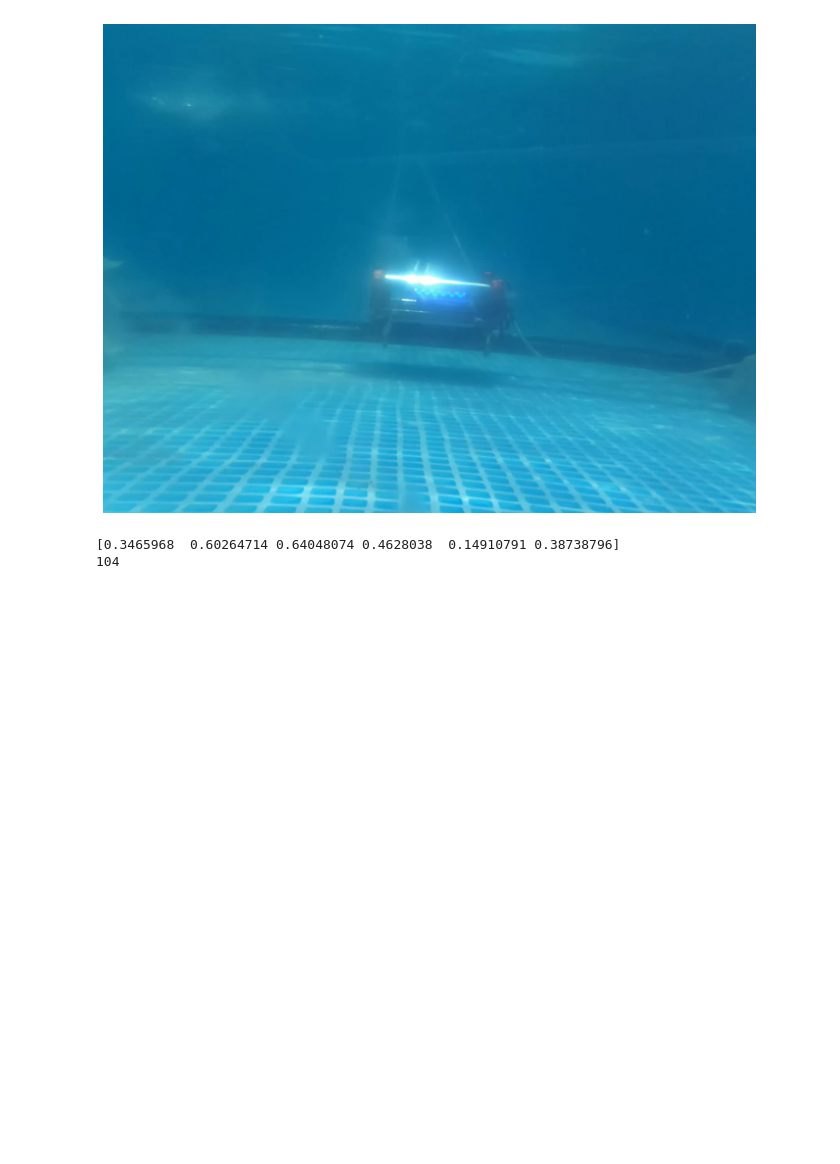
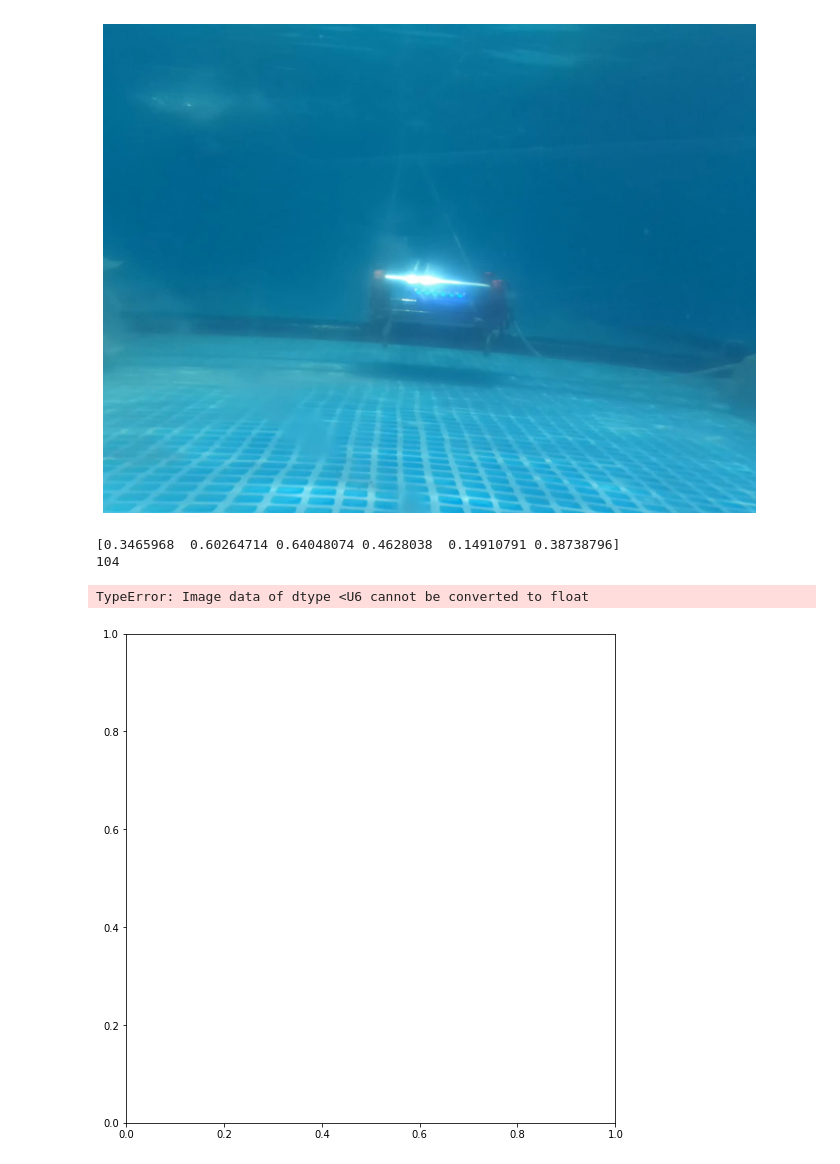
Before and after one commit to MMehdiMousavi/DenseDepth, a Jupyter notebook: Evaluate.ipynb, the cells around one changed output. Saved outputs shown, nothing was run; the diff lists cells and outputs as text; code cells hidden in the pictures; blank space fills up the shorter version.

```diff
--- a/Evaluate.ipynb
+++ b/Evaluate.ipynb
@@ -414,3 +414,8 @@ print(count)
 # %% [output]
 [0.3465968  0.60264714 0.64048074 0.4628038  0.14910791 0.38738796]
 104
+# %%
+plt.imshow('gt.png', cmap=cemap)
+# %% [output]
+TypeError: Image data of dtype <U6 cannot be converted to float
+[figure, added]
```
Also changed, not shown: 1 other file.
